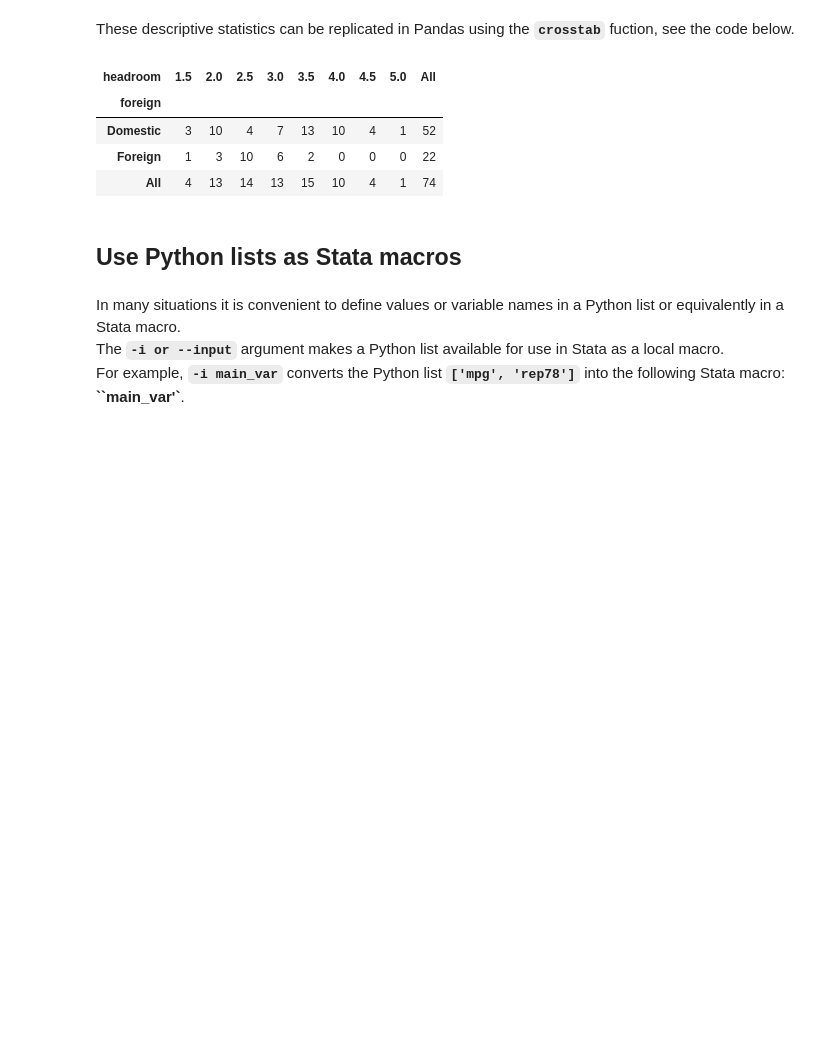
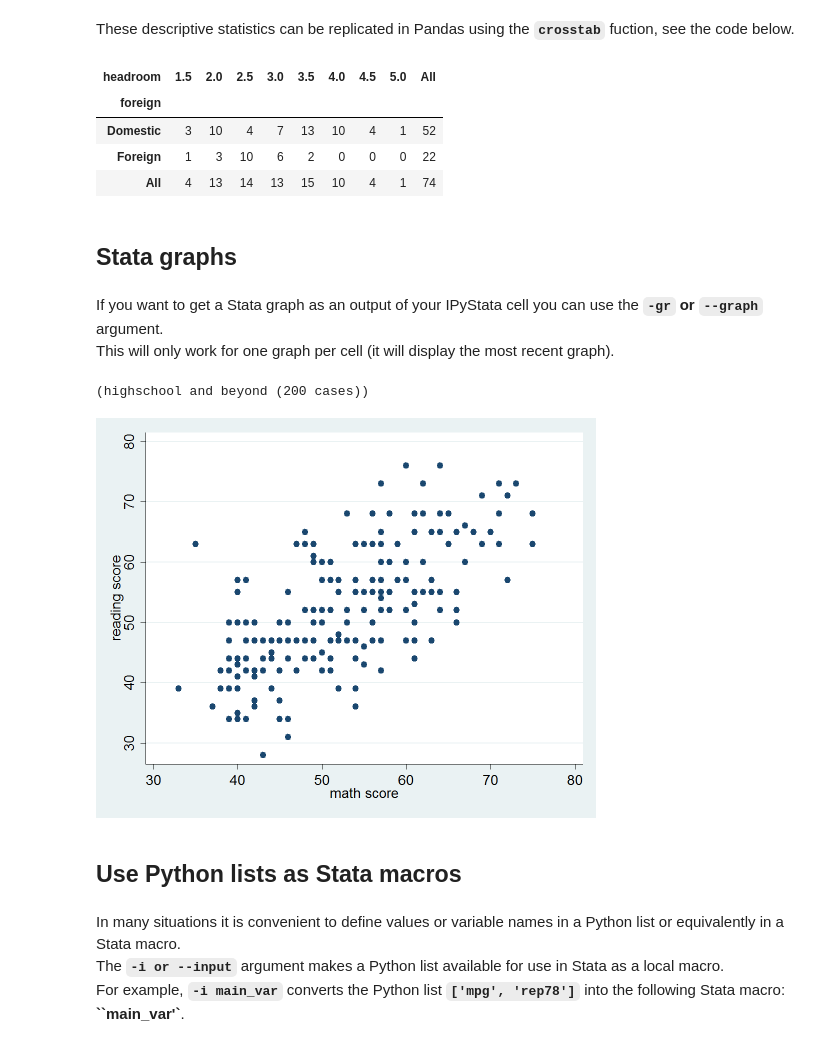
Before and after one commit to TiesdeKok/ipystata, a Jupyter notebook: ipystata/Example.ipynb, the cells around one changed output. Saved outputs shown, nothing was run; the diff lists cells and outputs as text; code cells hidden in the pictures; blank space fills up the shorter version.

Commit message:
Added plot support.

```diff
--- a/ipystata/Example.ipynb
+++ b/ipystata/Example.ipynb
@@ -71,6 +71,18 @@ pd.crosstab(car_df['foreign'], car_df['headroom'], margins=True)
 | Domestic | 3 | 10 | 4 | 7 | 13 | 10 | 4 | 1 | 52 |
 | Foreign | 1 | 3 | 10 | 6 | 2 | 0 | 0 | 0 | 22 |
 | All | 4 | 13 | 14 | 13 | 15 | 10 | 4 | 1 | 74 |
+# %% [markdown]
+## Stata graphs
+# %% [markdown]
+If you want to get a Stata graph as an output of your IPyStata cell you can use the **`-gr` or `--graph`** argument.
+This will only work for one graph per cell (it will display the most recent graph).
+# %%
+%%stata -s graph_session --graph
+use http://www.ats.ucla.edu/stat/stata/notes/hsb2, clear
+graph twoway scatter read math
+# %% [output]
+(highschool and beyond (200 cases))
+[figure, added]
 # %% [markdown]
 ## Use Python lists as Stata macros
 # %% [markdown]
```
Also changed, not shown: parts of 6 cells of this notebook, 2 other files.
